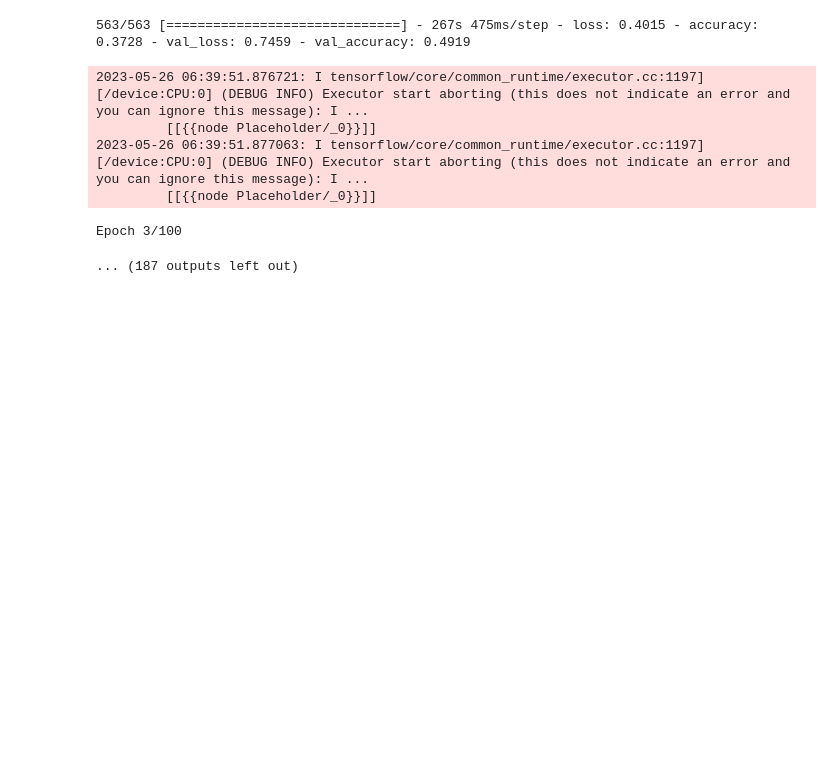
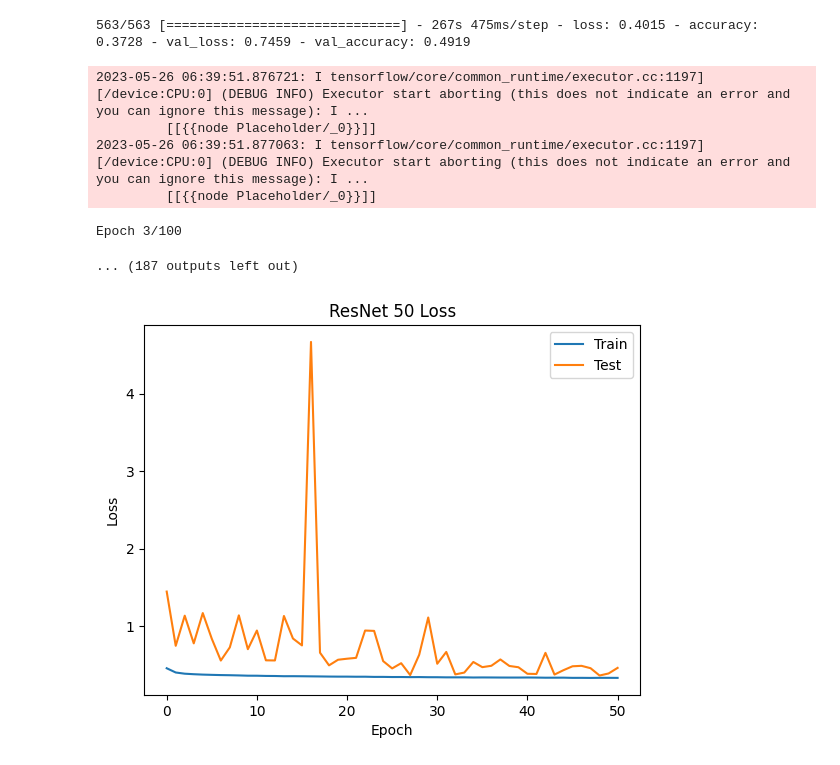
Before and after one commit to sharika95m/MSiA432_gp5_project, a Jupyter notebook: 02. Code/classification_from_scratch.ipynb, the cells around one changed output. Cells and saved outputs as stored; diff of their text form; code cells hidden in the pictures; blank space fills up the shorter version.

```diff
--- a/02. Code/classification_from_scratch.ipynb
+++ b/02. Code/classification_from_scratch.ipynb
@@ -398,3 +398,13 @@ Epoch 3/100
 ... (187 outputs left out)
 # %%
 m2.save('resnet50.h5')
+# %%
+plt.plot(history.history['loss'])
+plt.plot(history.history['val_loss'])
+plt.title("ResNet 50 Loss")
+plt.ylabel("Loss")
+plt.xlabel('Epoch')
+plt.legend(['Train', 'Test'])
+plt.show()
+# %% [output]
+[figure, added]
```
